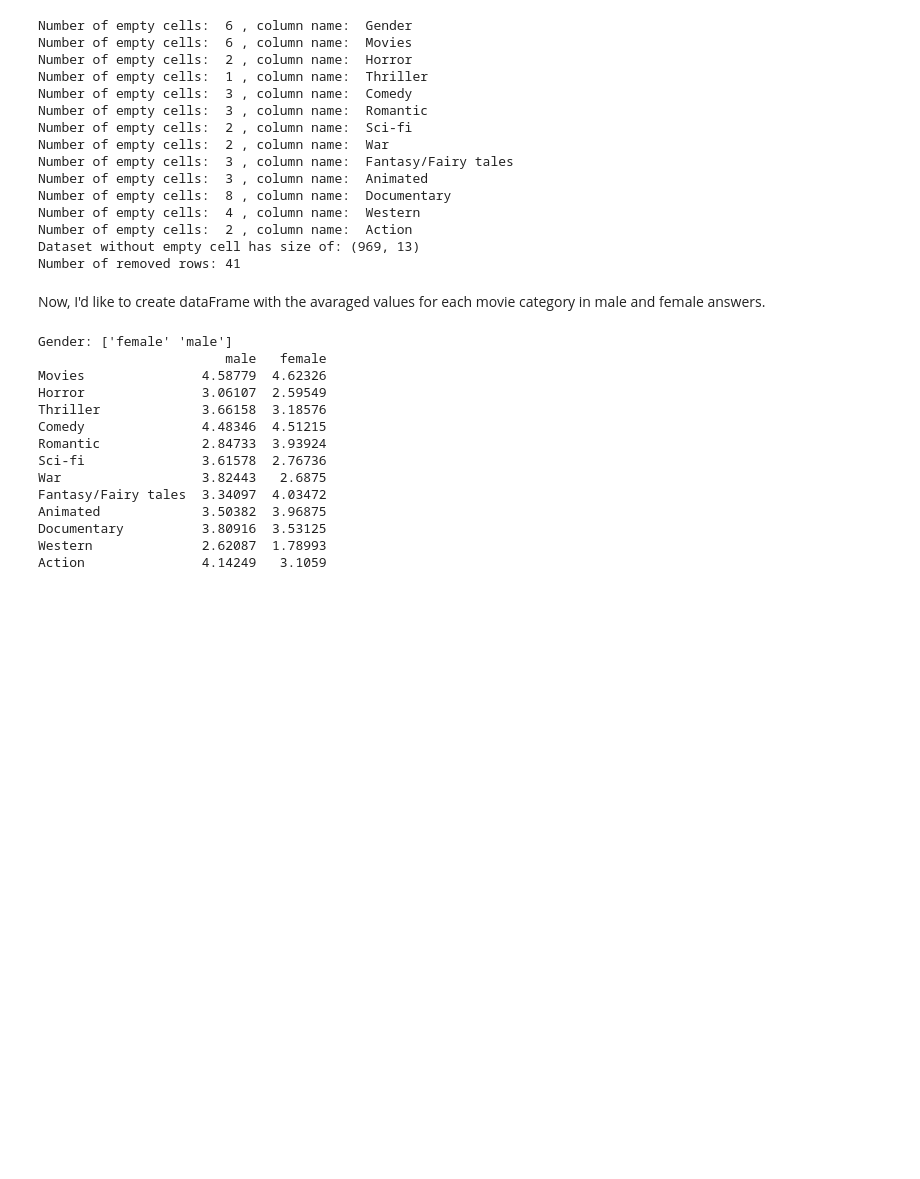
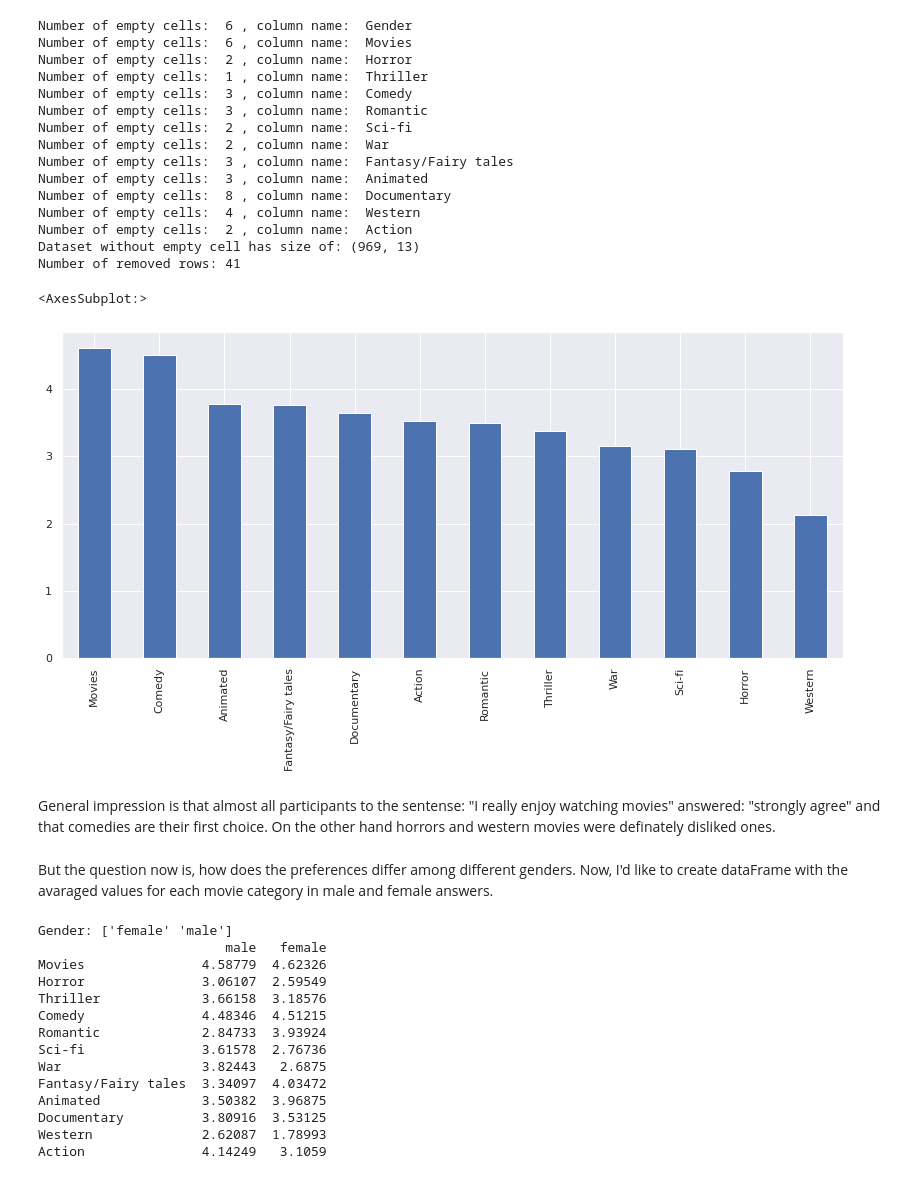
Before and after one commit to olghab/dataScienceProject1, a Jupyter notebook: youngPeopleSurvey_myAnalysis.ipynb, the cells around one changed output. Drawn from its saved outputs; the diff is of its cells as text; code cells hidden in the pictures; blank space fills up the shorter version.

```diff
--- a/youngPeopleSurvey_myAnalysis.ipynb
+++ b/youngPeopleSurvey_myAnalysis.ipynb
@@ -151,7 +154,20 @@ Number of empty cells:  4 , column name:  Western
 Number of empty cells:  2 , column name:  Action
 Dataset without empty cell has size of: (969, 13)
 Number of removed rows: 41
+# %%
+# First look at all participants:
+movie_preferences_df = movies_vs_gender_df[movies_vs_gender_df.columns[1:13]].mean()
+movie_preferences_df = movie_preferences_df.sort_values(ascending=False)
+# visualize the output
+sns.set(rc={'figure.figsize':(14,6)})
+movie_preferences_df.plot.bar()
+# %% [output]
+<AxesSubplot:>
+[figure, added]
+# %% [markdown]
+General impression is that almost all participants to the sentense: "I really enjoy watching movies" answered: "strongly agree" and that comedies are their first choice. On the other hand horrors and western movies were definately disliked ones.
 # %% [markdown]
+But the question now is, how does the preferences differ among different genders.
 Now, I'd like to create dataFrame with the avaraged values for each movie category in male and female answers.
 # %%
 # get avaliable gender information by looking for unique categories
```
Also changed, not shown: parts of 28 cells of this notebook.
